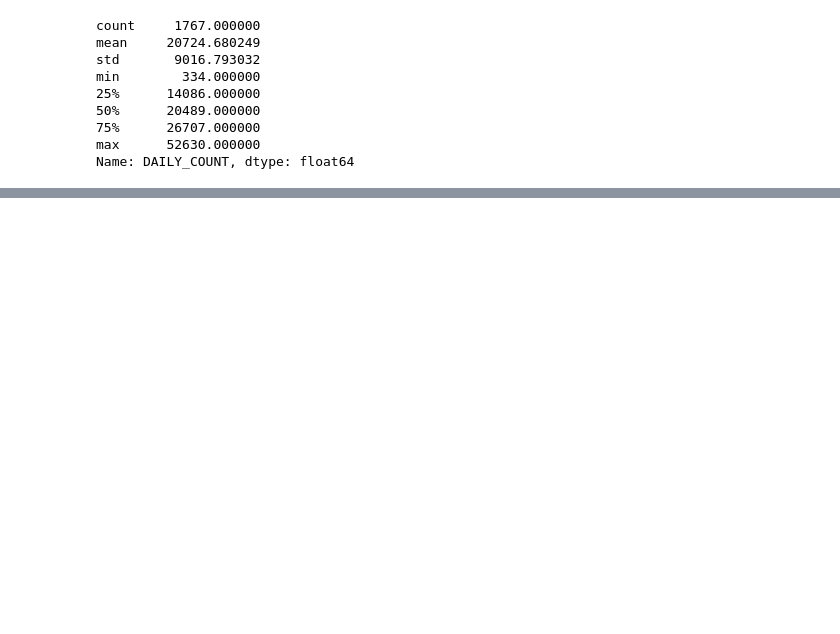
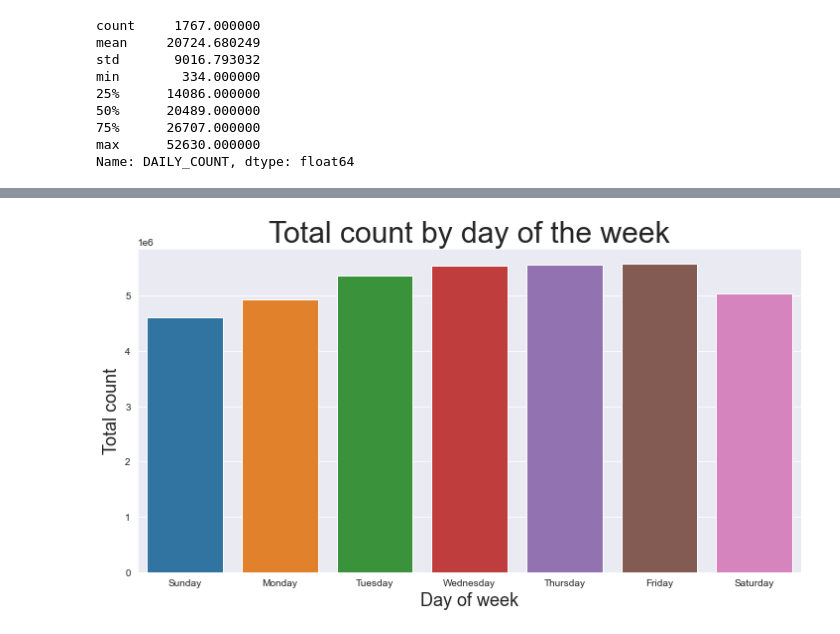
Before and after one commit to alexlangev/bixi-montreal, a Jupyter notebook: main.ipynb, the cells around one changed output, grey strips where cells are left out. Drawn from its saved outputs; the diff is of its cells as text; code cells hidden in the pictures; blank space fills up the shorter version.

```diff
--- a/main.ipynb
+++ b/main.ipynb
@@ -241,0 +228,16 @@ plt.bar(x, y)
+# %%
+main_df_cleaned_active_day = main_df_cleaned_active.copy()
+main_df_cleaned_active_day = main_df_cleaned_active_day.drop(columns=['MEAN_TEMP', 'TOTAL_RAIN', 'TOTAL_SNOW'])
+main_df_cleaned_active_day.rename(columns = {'DATE':'DAY', 'DAILY_COUNT':'TOTAL_COUNT'}, inplace = True)
+main_df_cleaned_active_day['DAY'] = pd.to_datetime(main_df_cleaned_active_day['DAY'])
+main_df_cleaned_active_day['DAY'] = main_df_cleaned_active_day['DAY'].dt.day_name()
+main_df_cleaned_active_day = main_df_cleaned_active_day.groupby(['DAY']).sum()
+
+plt.rcParams['figure.figsize'] = 12,6
+total_by_day = sns.barplot(x = main_df_cleaned_active_day.index, y = main_df_cleaned_active_day['TOTAL_COUNT'].values, order=['Sunday', 'Monday', 'Tuesday', 'Wednesday', 'Thursday', 'Friday', 'Saturday'])
+total_by_day.set_title('Total count by day of the week', fontsize= 30)
+total_by_day.set_xlabel('Day of week', fontsize = 18)
+total_by_day.set_ylabel('Total count', fontsize = 18)
+plt.show()
+# %% [output]
+[figure, added]
```
Also changed, not shown: parts of 14 cells of this notebook.
